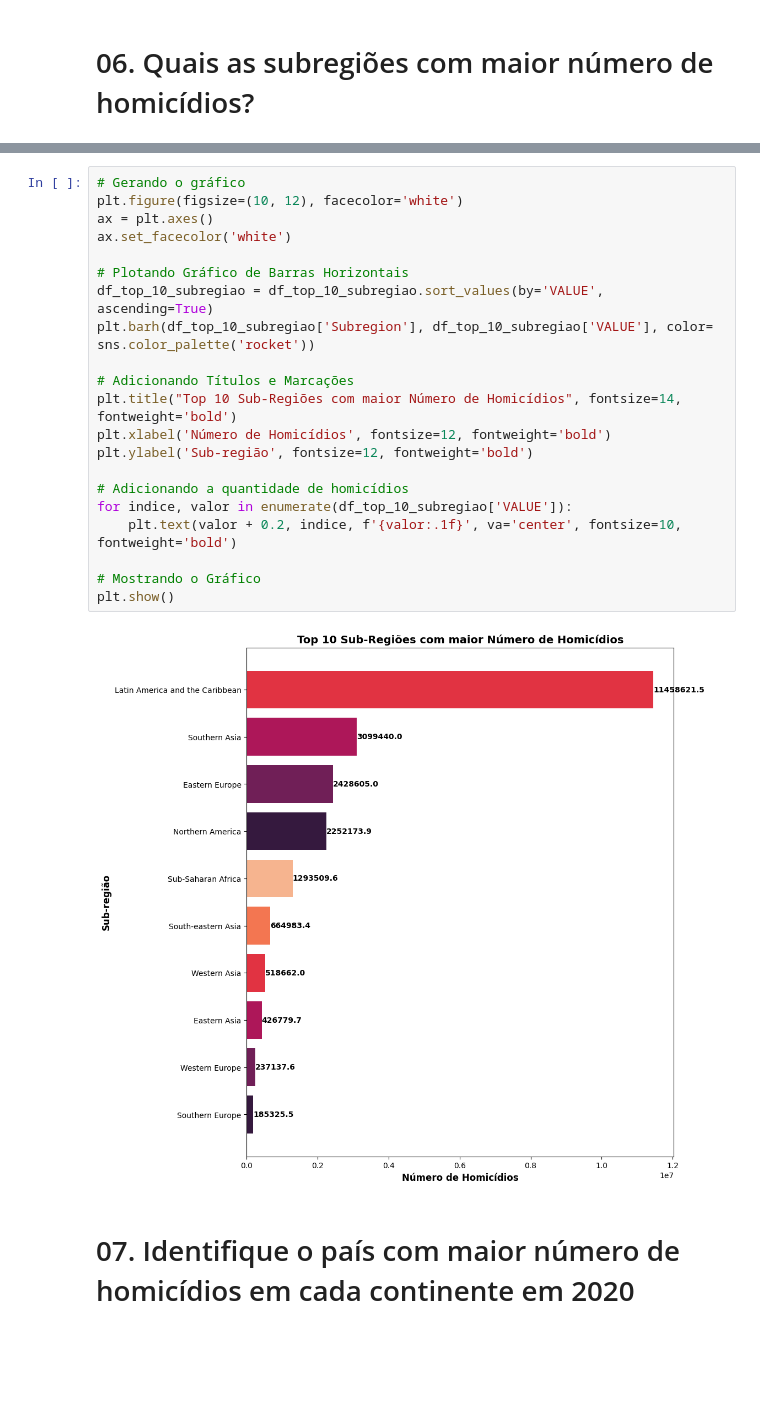
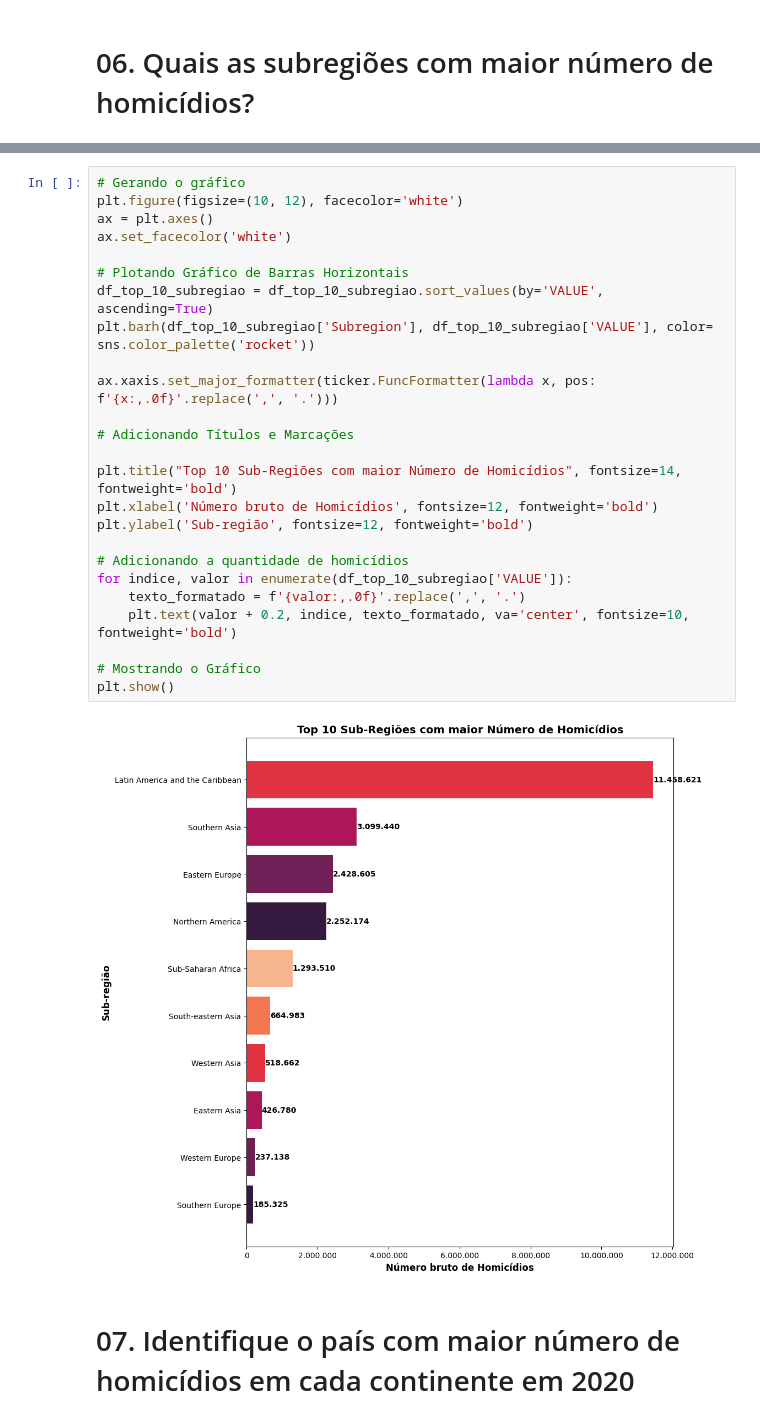
Before and after one commit to BeaUoU/analise-homic-dios-dataApp, a Jupyter notebook: AP_01.ipynb, the cells around one changed output, grey strips where cells are left out. Cells and saved outputs as stored; diff of their text form; blank space fills up the shorter version.

```diff
--- a/AP_01.ipynb
+++ b/AP_01.ipynb
@@ -531,26 +536,30 @@ display(df_top_10_subregiao)
 # %%
 # Gerando o gráfico
 plt.figure(figsize=(10, 12), facecolor='white')
 ax = plt.axes()
 ax.set_facecolor('white')
 
 # Plotando Gráfico de Barras Horizontais
 df_top_10_subregiao = df_top_10_subregiao.sort_values(by='VALUE', ascending=True)
 plt.barh(df_top_10_subregiao['Subregion'], df_top_10_subregiao['VALUE'], color= sns.color_palette('rocket'))
 
+ax.xaxis.set_major_formatter(ticker.FuncFormatter(lambda x, pos: f'{x:,.0f}'.replace(',', '.')))
+
 # Adicionando Títulos e Marcações
+
 plt.title("Top 10 Sub-Regiões com maior Número de Homicídios", fontsize=14, fontweight='bold')
-plt.xlabel('Número de Homicídios', fontsize=12, fontweight='bold')
+plt.xlabel('Número bruto de Homicídios', fontsize=12, fontweight='bold')
 plt.ylabel('Sub-região', fontsize=12, fontweight='bold')
 
 # Adicionando a quantidade de homicídios
 for indice, valor in enumerate(df_top_10_subregiao['VALUE']):
-    plt.text(valor + 0.2, indice, f'{valor:.1f}', va='center', fontsize=10, fontweight='bold')
+    texto_formatado = f'{valor:,.0f}'.replace(',', '.')
+    plt.text(valor + 0.2, indice, texto_formatado, va='center', fontsize=10, fontweight='bold')
 
 # Mostrando o Gráfico
 plt.show()
 # %% [output]
-[figure, old version]
+[figure, new version]
 # %% [markdown]
 # 07. Identifique o país com maior número de homicídios em cada continente em 2020
 # %%
```
Also changed, not shown: parts of 13 cells of this notebook, 2 other files.
